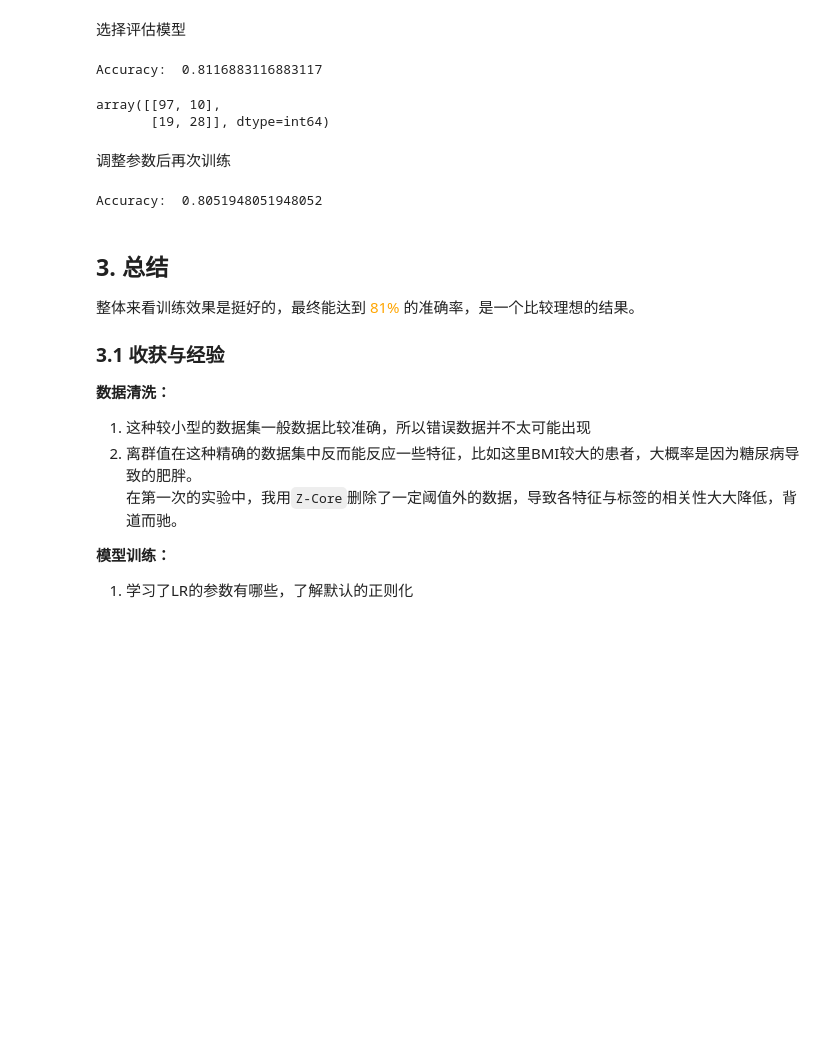
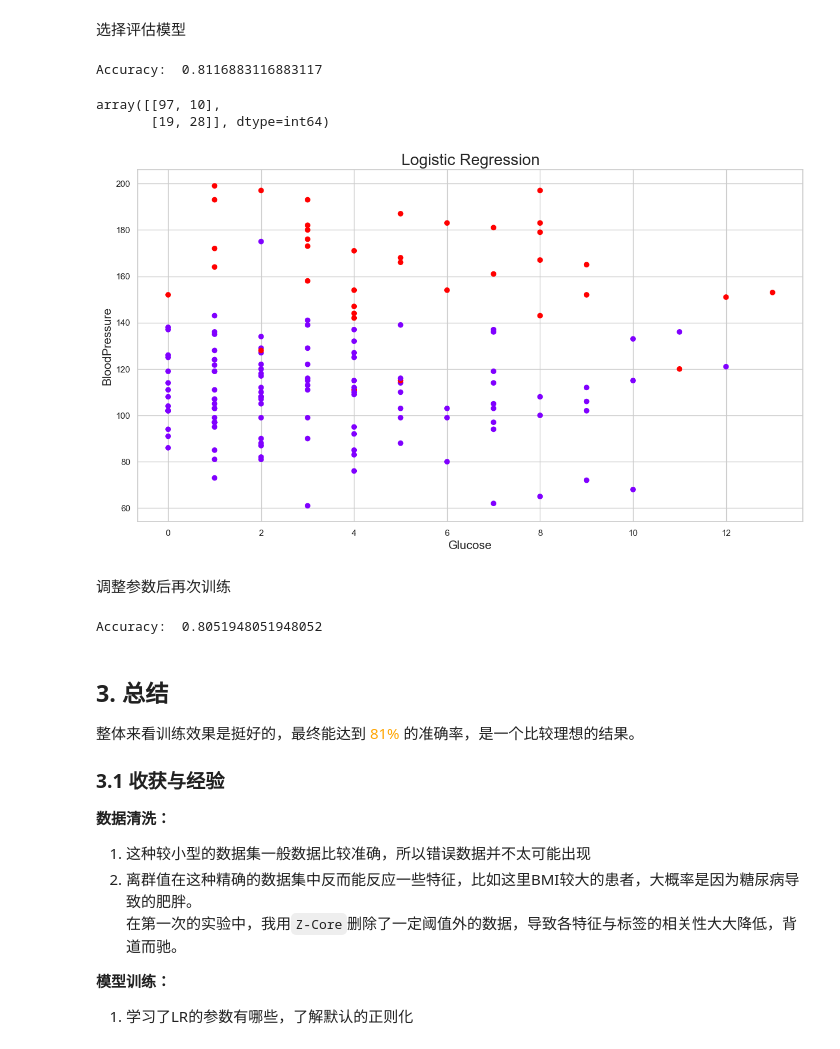
Before and after one commit to Hyr1sky/Neural-Network---Deep-Learning, a Jupyter notebook: Assignment1/糖尿病线性回归分析.ipynb, the cells around one changed output. Drawn from its saved outputs; the diff is of its cells as text; code cells hidden in the pictures; blank space fills up the shorter version.

```diff
--- a/Assignment1/糖尿病线性回归分析.ipynb
+++ b/Assignment1/糖尿病线性回归分析.ipynb
@@ -289,6 +289,16 @@ confusion_matrix(test_y, pred_y)
 Accuracy:  0.8116883116883117
 array([[97, 10],
        [19, 28]], dtype=int64)
+# %%
+# 逻辑回归散点图
+plt.figure(figsize=(15, 8))
+plt.scatter(test_X.iloc[:, 0], test_X.iloc[:, 1], c = pred_y, cmap = 'rainbow')
+plt.title('Logistic Regression', fontsize = 20)
+plt.xlabel('Glucose', fontsize = 15)
+plt.ylabel('BloodPressure', fontsize = 15)
+plt.show()
+# %% [output]
+[figure, added]
 # %% [markdown]
 调整参数后再次训练
 # %%
```
Also changed, not shown: parts of 2 cells of this notebook, 15 other files.
